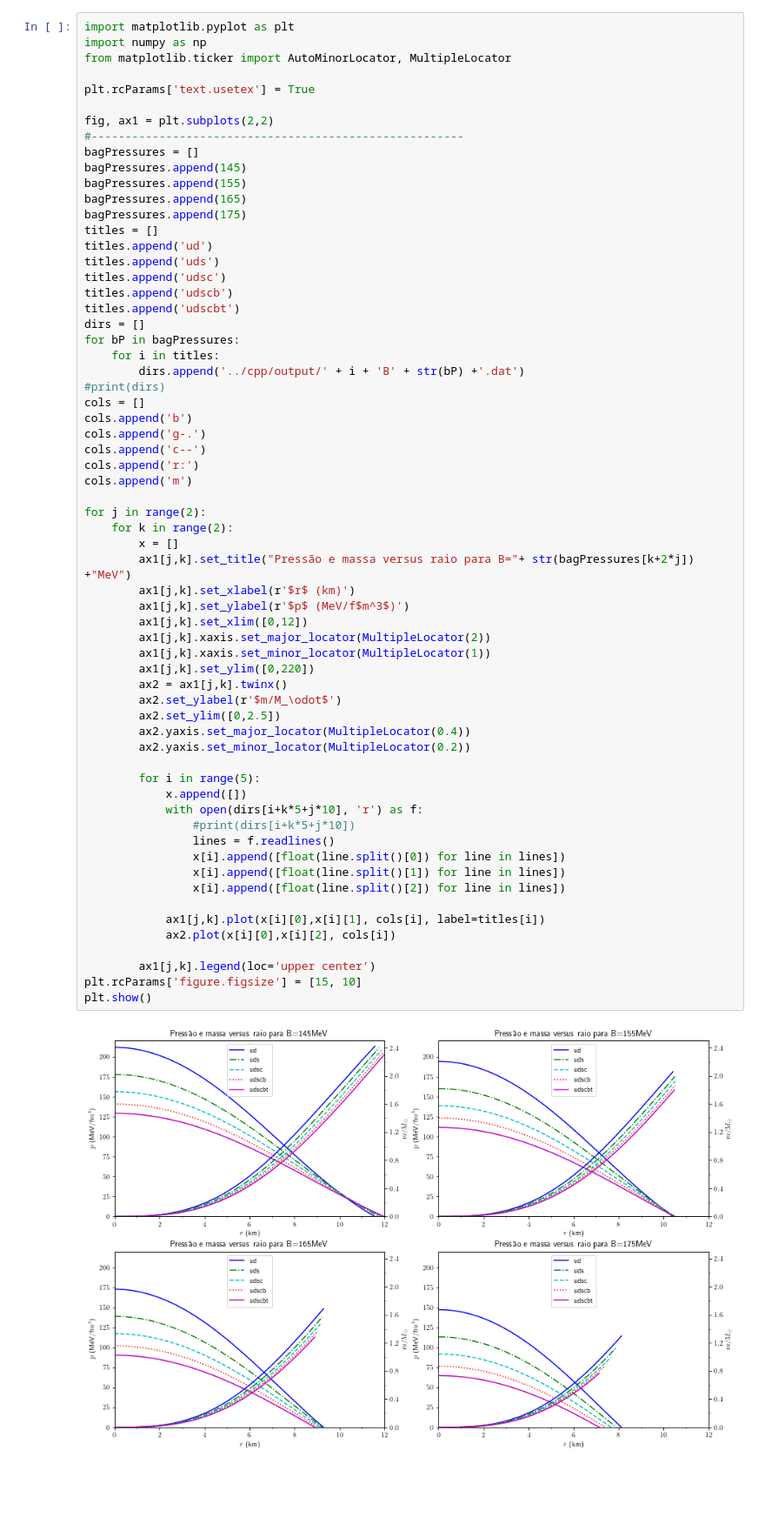
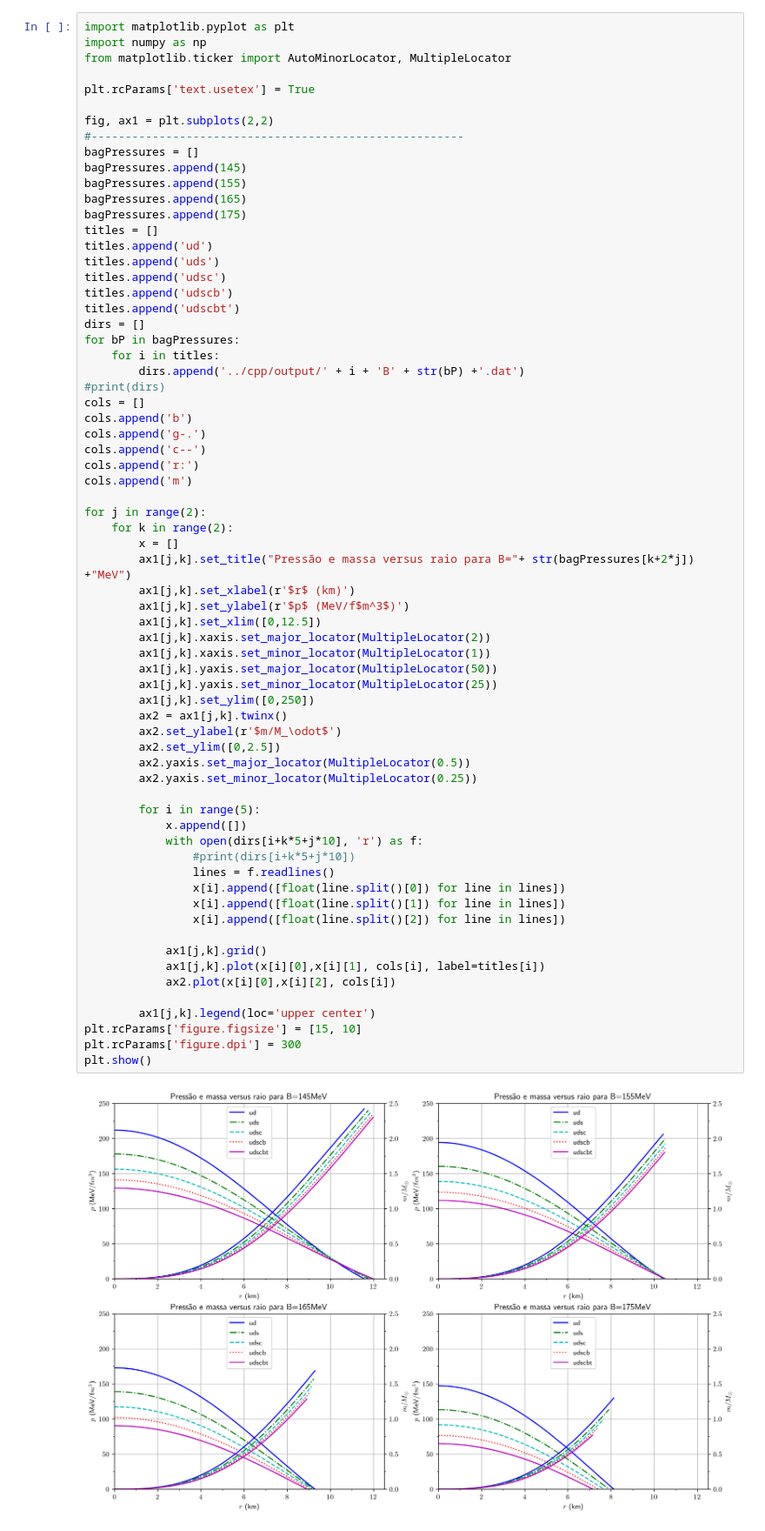
Before and after one commit to nicofgr/dense-star, a Jupyter notebook: python/Graphs.ipynb, the cells around one changed output. Shown at 87% size. Cells and saved outputs as stored; diff of their text form; blank space fills up the shorter version.

```diff
--- a/python/Graphs.ipynb
+++ b/python/Graphs.ipynb
@@ -31,38 +31,42 @@ cols.append('r:')
 cols.append('m')
 
 for j in range(2):
     for k in range(2):
         x = []
         ax1[j,k].set_title("Pressão e massa versus raio para B="+ str(bagPressures[k+2*j]) +"MeV")
         ax1[j,k].set_xlabel(r'$r$ (km)')
         ax1[j,k].set_ylabel(r'$p$ (MeV/f$m^3$)')
-        ax1[j,k].set_xlim([0,12])
+        ax1[j,k].set_xlim([0,12.5])
         ax1[j,k].xaxis.set_major_locator(MultipleLocator(2))
         ax1[j,k].xaxis.set_minor_locator(MultipleLocator(1))
-        ax1[j,k].set_ylim([0,220])
+        ax1[j,k].yaxis.set_major_locator(MultipleLocator(50))
+        ax1[j,k].yaxis.set_minor_locator(MultipleLocator(25))
+        ax1[j,k].set_ylim([0,250])
         ax2 = ax1[j,k].twinx()
         ax2.set_ylabel(r'$m/M_\odot$')
         ax2.set_ylim([0,2.5])
-        ax2.yaxis.set_major_locator(MultipleLocator(0.4))
-        ax2.yaxis.set_minor_locator(MultipleLocator(0.2))
+        ax2.yaxis.set_major_locator(MultipleLocator(0.5))
+        ax2.yaxis.set_minor_locator(MultipleLocator(0.25))
 
         for i in range(5):
             x.append([])
             with open(dirs[i+k*5+j*10], 'r') as f:
                 #print(dirs[i+k*5+j*10])
                 lines = f.readlines()
                 x[i].append([float(line.split()[0]) for line in lines])
                 x[i].append([float(line.split()[1]) for line in lines])
                 x[i].append([float(line.split()[2]) for line in lines])
 
+            ax1[j,k].grid()
             ax1[j,k].plot(x[i][0],x[i][1], cols[i], label=titles[i])
             ax2.plot(x[i][0],x[i][2], cols[i])
 
         ax1[j,k].legend(loc='upper center')
 plt.rcParams['figure.figsize'] = [15, 10]
+plt.rcParams['figure.dpi'] = 300
 plt.show()
 # %% [output]
-[figure, old version]
+[figure, new version]
 # %%
 import matplotlib.pyplot as plt
 import numpy as np
```
Also changed, not shown: parts of 7 cells of this notebook, 2 other files.
